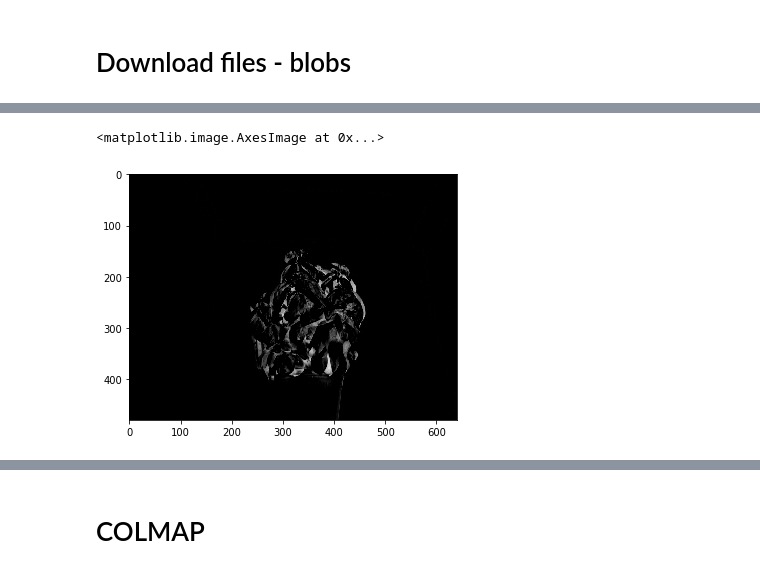
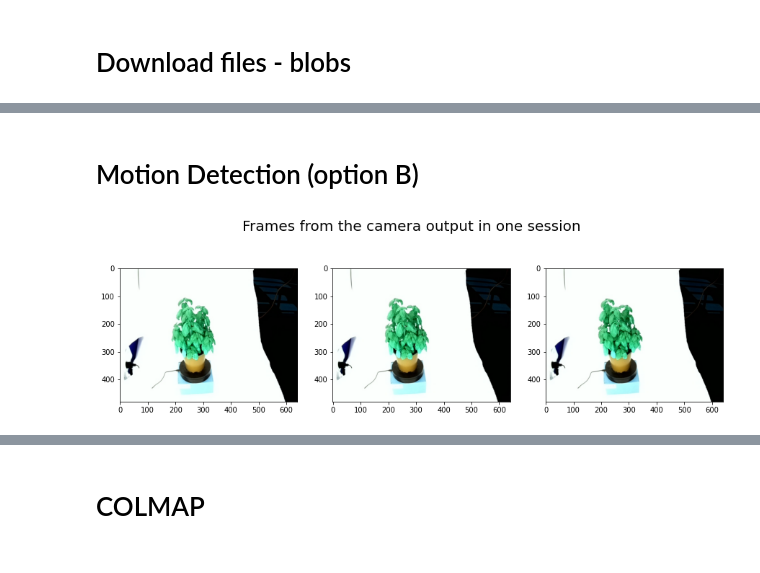
Before and after one commit to Lite-Fog/raspi-plant, a Jupyter notebook: dev_colmap_az.ipynb, the cells around one changed output, grey strips where cells are left out. Cells and saved outputs as stored; diff of their text form; code cells hidden in the pictures.

```diff
--- a/dev_colmap_az.ipynb
+++ b/dev_colmap_az.ipynb
@@ -375,5 +139,6 @@ d_grey_diff=crop_session(d)
-# %%
-imshow(d_grey_diff["56"][2])
-# %% [output]
-<matplotlib.image.AxesImage at 0x...>
-[figure, removed]
+# %% [markdown]
+# Motion Detection (option B)
+# %%
+img1 = "./d1/1638370779-13795/52img0-87.jpg"
+img2 = "./d1/1638370779-13795/52img1-38.jpg"
+img3 = "./d1/1638370779-13795/52img1-86.jpg"
@@ -379,0 +165,8 @@ imshow(d_grey_diff["56"][2])
+# %%
+fig, axs = plt.subplots(nrows=1, ncols=3,figsize=(15,15))
+fig.suptitle('Frames from the camera output in one session', fontsize=20,y=0.65)
+axs[0].imshow(im1);
+axs[1].imshow(im2);
+axs[2].imshow(im3);
+# %% [output]
+[figure, added]
```
Also changed, not shown: parts of 52 cells of this notebook.
